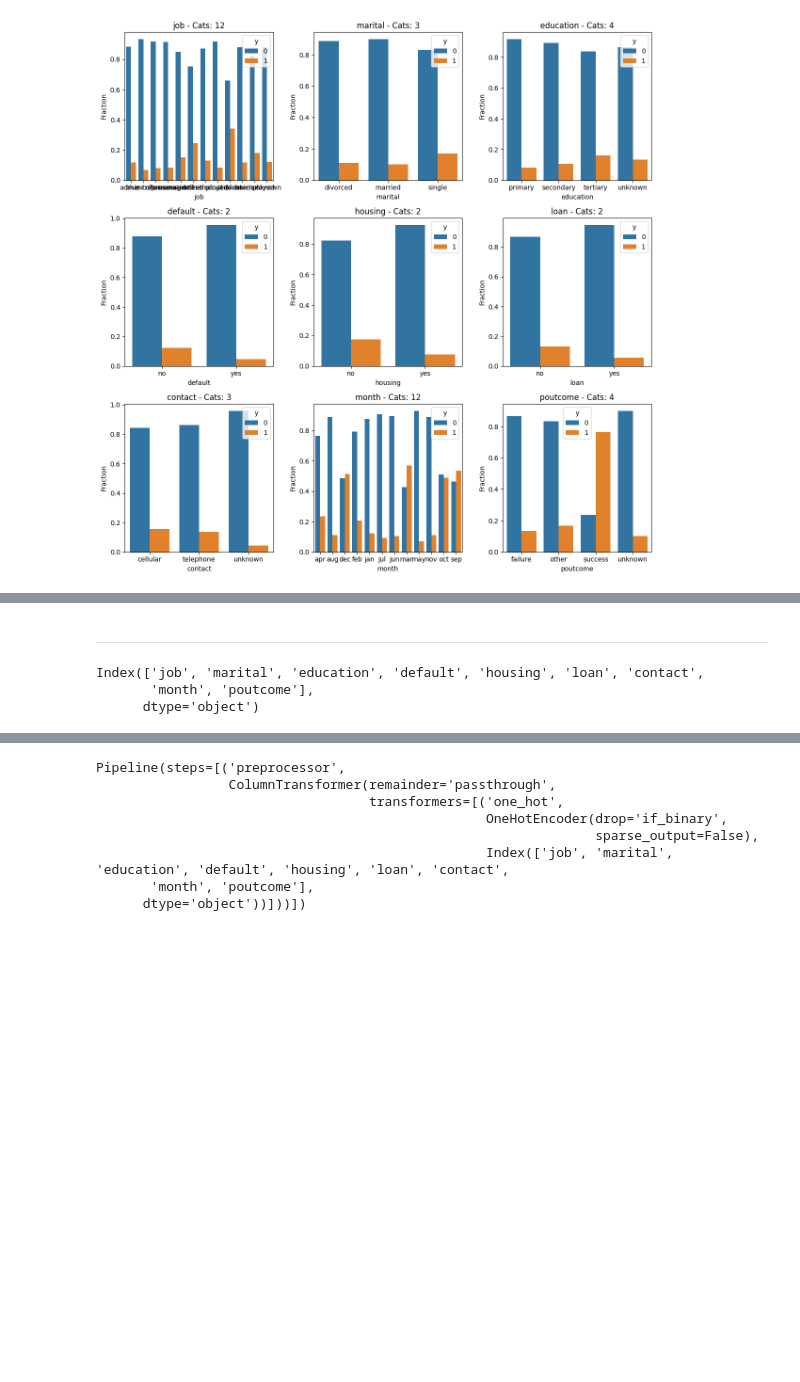
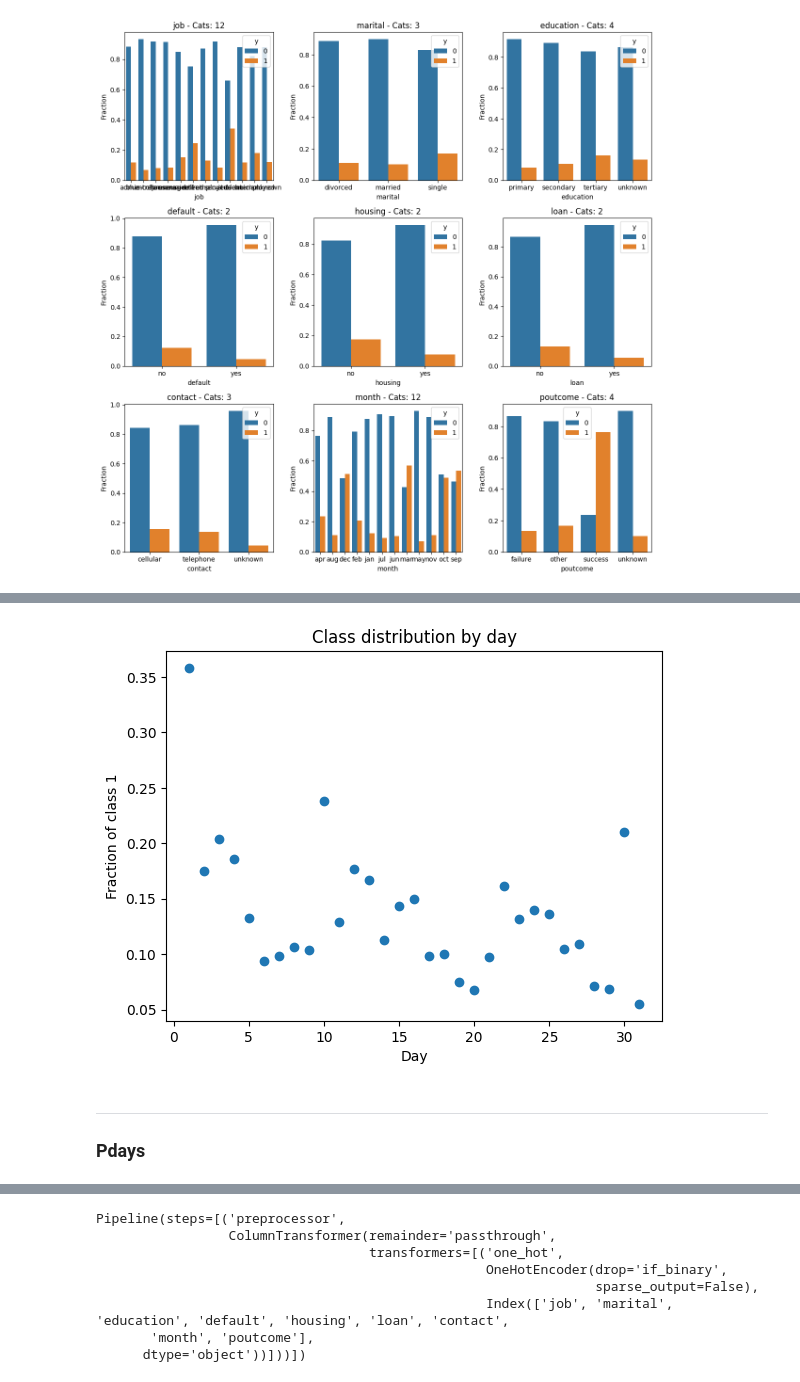
Before and after one commit to ol-webb/kaggle_playground_5-8, a Jupyter notebook: nb1.ipynb, the cells around one changed output, grey strips where cells are left out. Cells and saved outputs as stored; diff of their text form; code cells hidden in the pictures; blank space fills up the shorter version.

```diff
--- a/nb1.ipynb
+++ b/nb1.ipynb
@@ -303,2 +350,12 @@ plt.show()
+# %%
+plt.scatter(fractions.index, fractions[1])
+plt.xlabel('Day')
+plt.ylabel('Fraction of class 1')
+plt.title('Class distribution by day')
+plt.show()
+# %% [output]
+[figure, added]
 # %% [markdown]
 ---
+
+### Pdays
@@ -308,6 +361,0 @@ categorical_cols = categoricals.columns
-# %%
-categorical_cols
-# %% [output]
-Index(['job', 'marital', 'education', 'default', 'housing', 'loan', 'contact',
-       'month', 'poutcome'],
-      dtype='object')
```
Also changed, not shown: parts of 14 cells of this notebook.
